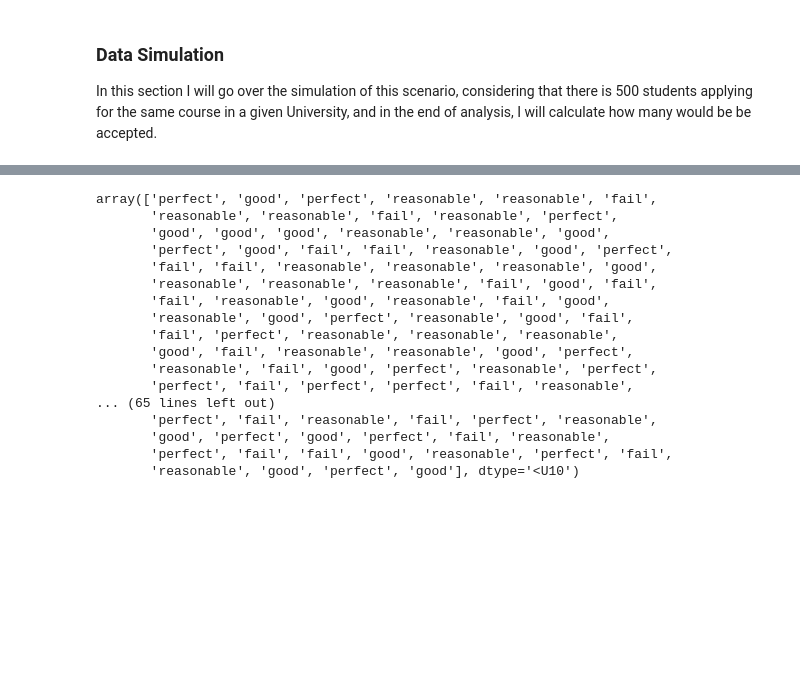
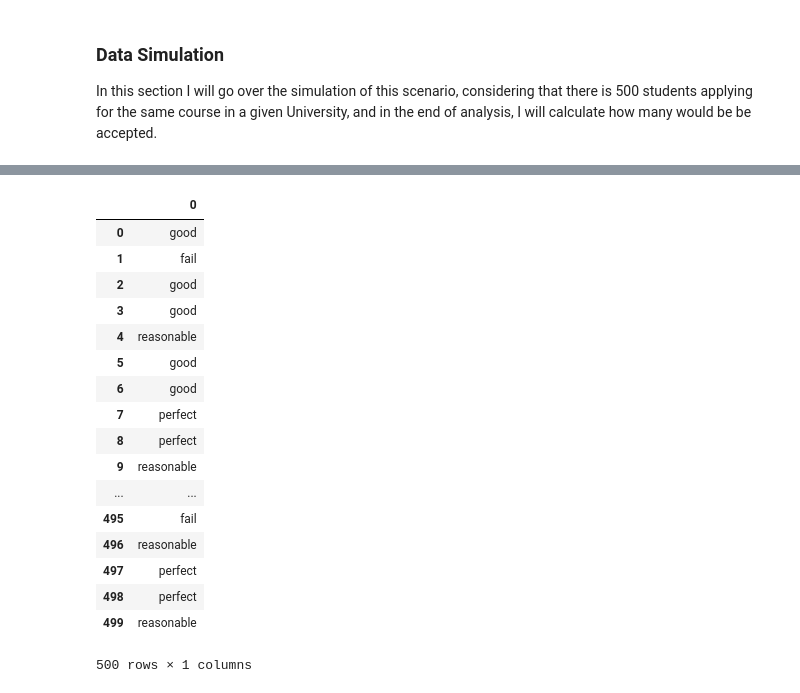
Before and after one commit to strokk/np-random-project, a Jupyter notebook: Numpy.random Project.ipynb, the cells around one changed output, grey strips where cells are left out. Cells and saved outputs as stored; diff of their text form; code cells hidden in the pictures; blank space fills up the shorter version.

```diff
--- a/Numpy.random Project.ipynb
+++ b/Numpy.random Project.ipynb
@@ -112,23 +154,30 @@ array([3.06202274, 2.71910743, 3.20894028, 2.71127168, 2.62889902,
 # %%
 #create data for references
 outcomes = ['fail', 'reasonable', 'good', 'perfect']
-ref = np.random.choice(outcomes, 500)
-ref
+#created a probability for each string, leaving a higher probability for 'reasonable' and 'good'
+prob = [0.1, 0.4, 0.4, 0.1]
+ref = np.random.choice(outcomes, 500, p=prob)
+
+#save list to a csv file
+ref_df = pd.DataFrame(ref)
+ref_df.to_csv("ref_df.csv", header=['References'])
+ref_df
 # %% [output]
+|  | 0 |
+| 0 | good |
+| 1 | fail |
+| 2 | good |
+| 3 | good |
+| 4 | reasonable |
+| 5 | good |
+| 6 | good |
+| 7 | perfect |
+| 8 | perfect |
+| 9 | reasonable |
+| ... | ... |
+| 495 | fail |
+| 496 | reasonable |
+| 497 | perfect |
+| 498 | perfect |
+| 499 | reasonable |
-array(['perfect', 'good', 'perfect', 'reasonable', 'reasonable', 'fail',
-       'reasonable', 'reasonable', 'fail', 'reasonable', 'perfect',
-       'good', 'good', 'good', 'reasonable', 'reasonable', 'good',
-       'perfect', 'good', 'fail', 'fail', 'reasonable', 'good', 'perfect',
-       'fail', 'fail', 'reasonable', 'reasonable', 'reasonable', 'good',
-       'reasonable', 'reasonable', 'reasonable', 'fail', 'good', 'fail',
-       'fail', 'reasonable', 'good', 'reasonable', 'fail', 'good',
-       'reasonable', 'good', 'perfect', 'reasonable', 'good', 'fail',
-       'fail', 'perfect', 'reasonable', 'reasonable', 'reasonable',
-       'good', 'fail', 'reasonable', 'reasonable', 'good', 'perfect',
-       'reasonable', 'fail', 'good', 'perfect', 'reasonable', 'perfect',
-       'perfect', 'fail', 'perfect', 'perfect', 'fail', 'reasonable',
-... (65 lines left out)
-       'perfect', 'fail', 'reasonable', 'fail', 'perfect', 'reasonable',
-       'good', 'perfect', 'good', 'perfect', 'fail', 'reasonable',
-       'perfect', 'fail', 'fail', 'good', 'reasonable', 'perfect', 'fail',
-       'reasonable', 'good', 'perfect', 'good'], dtype='<U10')
+500 rows × 1 columns
```
Also changed, not shown: parts of 8 cells of this notebook, 4 other files.
